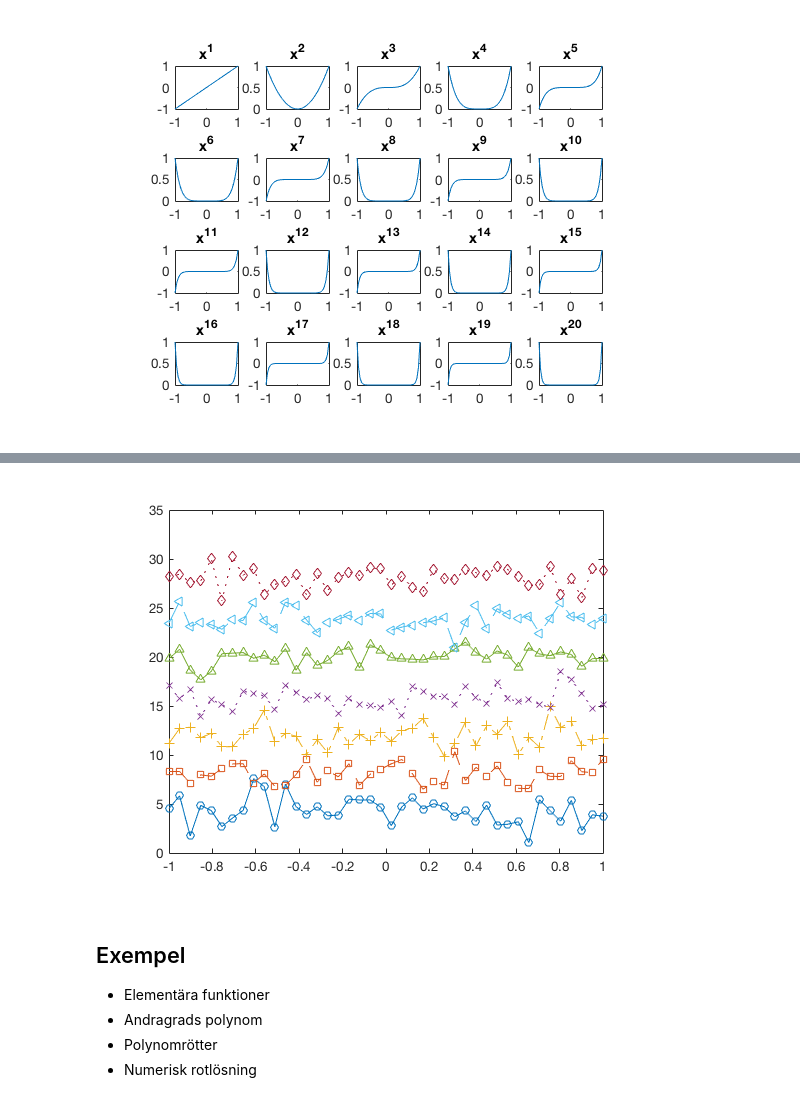
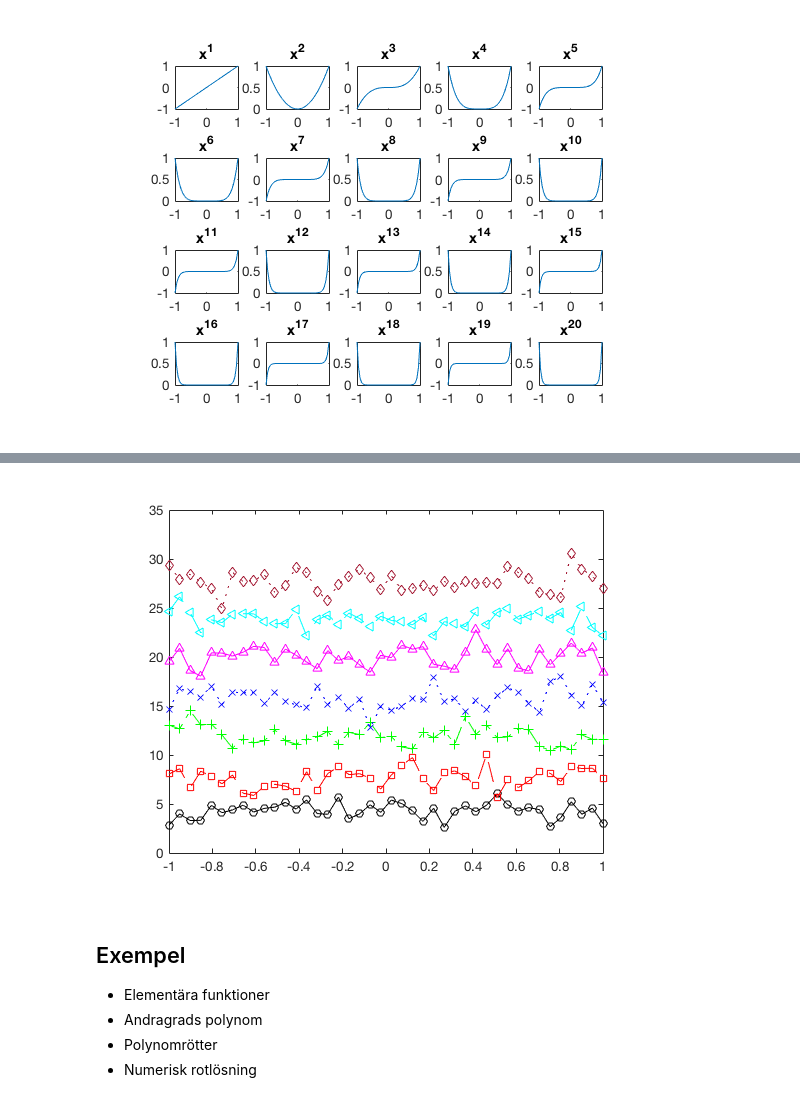
Before and after one commit to HugoStrand/matlab-intro, a Jupyter notebook: Föreläsningar/Föreläsning3.ipynb, the cells around one changed output, grey strips where cells are left out. Cells and saved outputs as stored; diff of their text form; code cells hidden in the pictures.

```diff
--- a/Föreläsningar/Föreläsning3.ipynb
+++ b/Föreläsningar/Föreläsning3.ipynb
@@ -118,13 +124,13 @@ end
 # %%
-styles = {'-o', '--s', '-.+', ':x', '-^', '--<', 'd:'};
+styles = {'-ok', '--sr', '-.+g', ':xb', '-^m', '--<c', 'd:'};
 
 for idx = 1:length(styles)
     y = randn([1, length(x)]);
     plot(x, y + 4 * idx, styles{idx})
     hold on
 end
 # %% [output]
-[figure, old version]
+[figure, new version]
 # %% [markdown]
 ## Exempel
 
```
Also changed, not shown: parts of 1 cell of this notebook, 1 other file.
